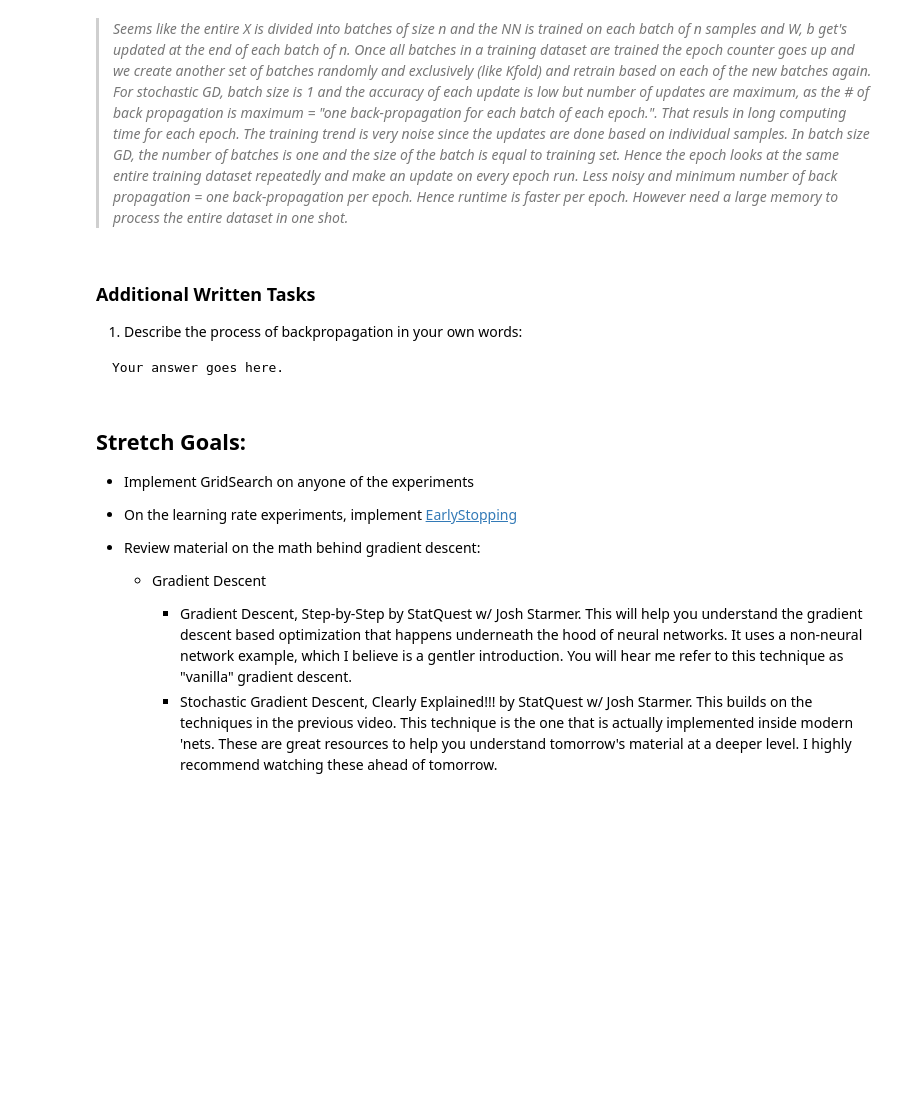
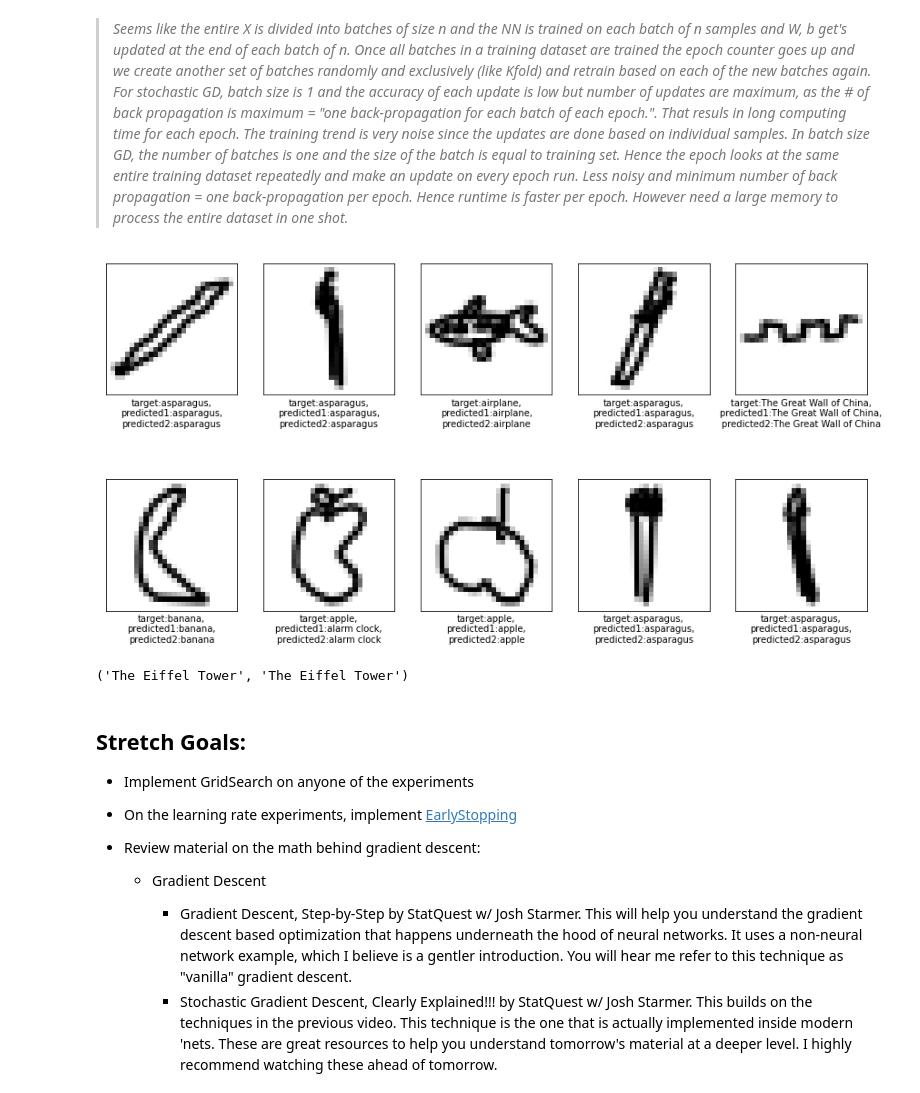
Before and after one commit to skhabiri/DS-Unit-4-Sprint-2-Neural-Networks, a Jupyter notebook: module2-Train/TrainANN-422a.ipynb, the cells around one changed output. Drawn from its saved outputs; the diff is of its cells as text; code cells hidden in the pictures; blank space fills up the shorter version.

````diff
--- a/module2-Train/TrainANN-422a.ipynb
+++ b/module2-Train/TrainANN-422a.ipynb
@@ -412,13 +189,42 @@ nn_plot(param="Optimizer", fit_list=[d['model0'], d['model1'], d['model2'],d['mo
 # %% [markdown]
 > *Seems like the entire X is divided into batches of size n and the NN is trained on each batch of n samples and W, b get's updated at the end of each batch of n. Once all batches in a training dataset are trained the epoch counter goes up and we create another set of batches randomly and exclusively (like Kfold) and retrain based on each of the new batches again. For stochastic GD, batch size is 1 and the accuracy of each update is low but number of updates are maximum, as the # of back propagation is maximum = "one back-propagation for each batch of each epoch.". That resuls in long computing time for each epoch. The training trend is very noise since the updates are done based on individual samples.
 In batch size GD, the number of batches is one and the size of the batch is equal to training set. Hence the epoch looks at the same entire training dataset repeatedly and make an update on every epoch run. Less noisy and minimum number of back propagation = one back-propagation per epoch. Hence runtime is faster per epoch. However need a large memory to process the entire dataset in one shot.*
-# %% [markdown]
-### Additional Written Tasks
-
-1. Describe the process of backpropagation in your own words:
-```
-Your answer goes here.
-```
+# %%
+class_names = ['apple',
+ 'anvil',
+ 'airplane',
+ 'banana',
+ 'The Eiffel Tower',
+ 'The Mona Lisa',
+ 'The Great Wall of China',
+ 'alarm clock',
+ 'ant',
+ 'asparagus']
+# %%
+plt.figure(figsize=(15,8))
+start = np.random.randint(0, len(X_test)-10)
+i = 0
+for num in range(start, start+10,1):
+    plt.subplot(2,5, i+1)
+    plt.xticks([])
+    plt.yticks([])
+    plt.grid(False)
+    plt.imshow(X_test[num].reshape(28,28), cmap=plt.cm.binary)
+
+    predict1 = params_dic["lr"][1]['0.001_'][0].predict(X_test[num].reshape(1,784))
+    predict2 = params_dic["batch_size"][1]["32_"][0].predict(X_test[num].reshape(1,784))
+    predicted1 = class_names[predict1.argmax()]
+    predicted2 = class_names[predict2.argmax()]
+    plt.xlabel(f"target:{class_names[y_test[num]]},\npredicted1:{predicted1},\npredicted2:{predicted2}")
+    i += 1
+plt.show()
+# %% [output]
+[figure, added]
+# %%
+predict = params_dic["batch_size"][1]["32_"][0].predict(X_test[701].reshape(1,784))
+class_names[predict.argmax()], class_names[y_test[701]]
+# %% [output]
+('The Eiffel Tower', 'The Eiffel Tower')
 # %% [markdown]
 ## Stretch Goals:
 
````
Also changed, not shown: parts of 41 cells of this notebook, 2 other files.
